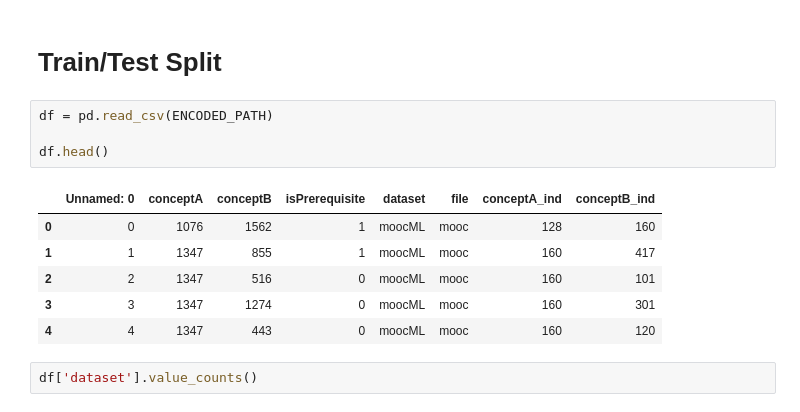
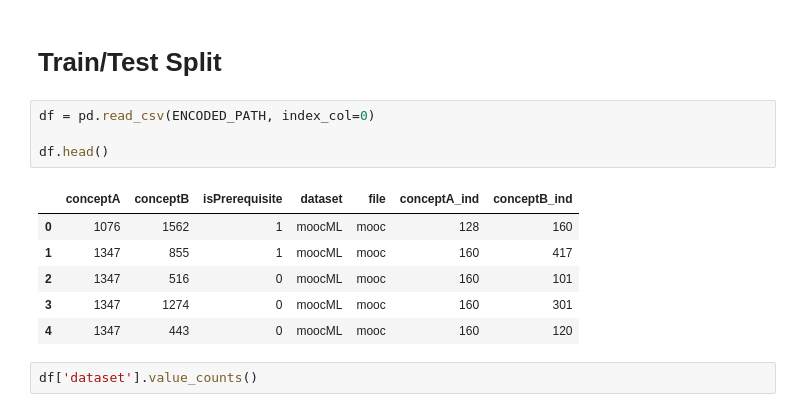
Before and after one commit to LukaJinc/bachelor-project-prerequisite-learning, a Jupyter notebook: AKD/akd_notebook.ipynb, the cells around one changed output. Saved outputs shown, nothing was run; the diff lists cells and outputs as text.

```diff
--- a/AKD/akd_notebook.ipynb
+++ b/AKD/akd_notebook.ipynb
@@ -42,16 +42,16 @@ test_file = PATH + f'akd_test_{SEED}.csv'
 # %% [markdown]
 # Train/Test Split
 # %%
-df = pd.read_csv(ENCODED_PATH)
+df = pd.read_csv(ENCODED_PATH, index_col=0)
 
 df.head()
 # %% [output]
-|  | Unnamed: 0 | conceptA | conceptB | isPrerequisite | dataset | file | conceptA_ind | conceptB_ind |
-| 0 | 0 | 1076 | 1562 | 1 | moocML | mooc | 128 | 160 |
-| 1 | 1 | 1347 | 855 | 1 | moocML | mooc | 160 | 417 |
-| 2 | 2 | 1347 | 516 | 0 | moocML | mooc | 160 | 101 |
-| 3 | 3 | 1347 | 1274 | 0 | moocML | mooc | 160 | 301 |
-| 4 | 4 | 1347 | 443 | 0 | moocML | mooc | 160 | 120 |
+|  | conceptA | conceptB | isPrerequisite | dataset | file | conceptA_ind | conceptB_ind |
+| 0 | 1076 | 1562 | 1 | moocML | mooc | 128 | 160 |
+| 1 | 1347 | 855 | 1 | moocML | mooc | 160 | 417 |
+| 2 | 1347 | 516 | 0 | moocML | mooc | 160 | 101 |
+| 3 | 1347 | 1274 | 0 | moocML | mooc | 160 | 301 |
+| 4 | 1347 | 443 | 0 | moocML | mooc | 160 | 120 |
 # %%
 df['dataset'].value_counts()
 # %% [output]
```
Also changed, not shown: parts of 12 cells of this notebook, 14 other files.
